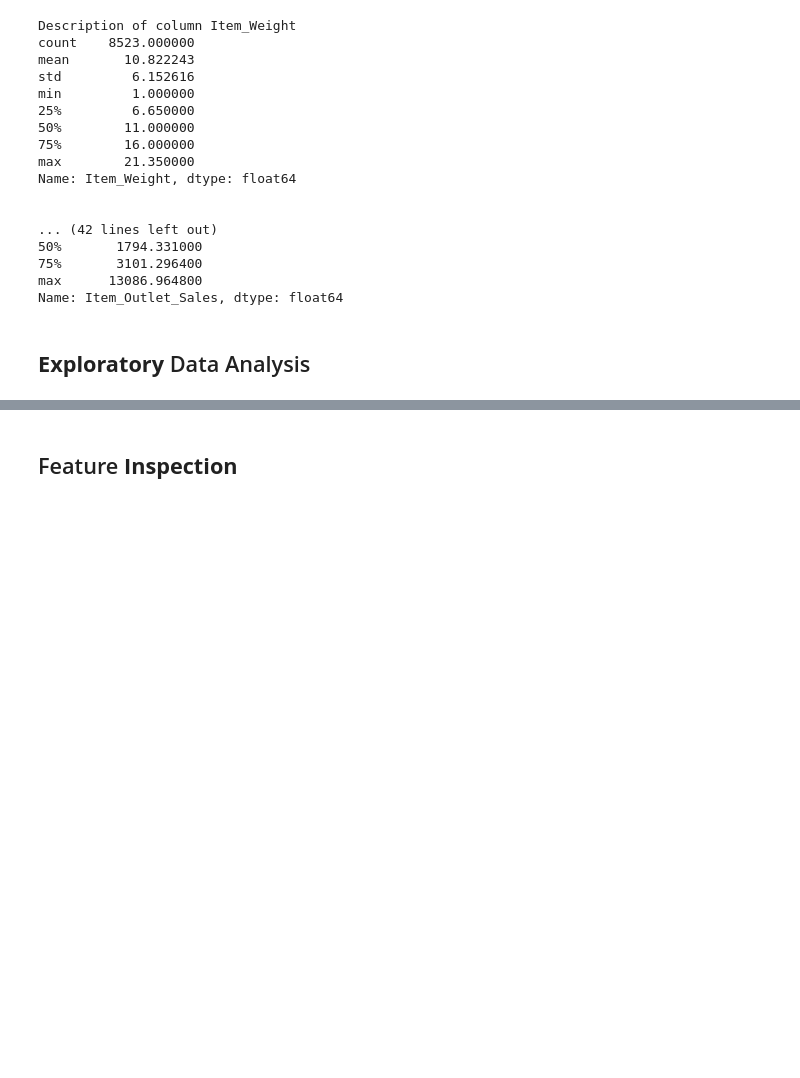
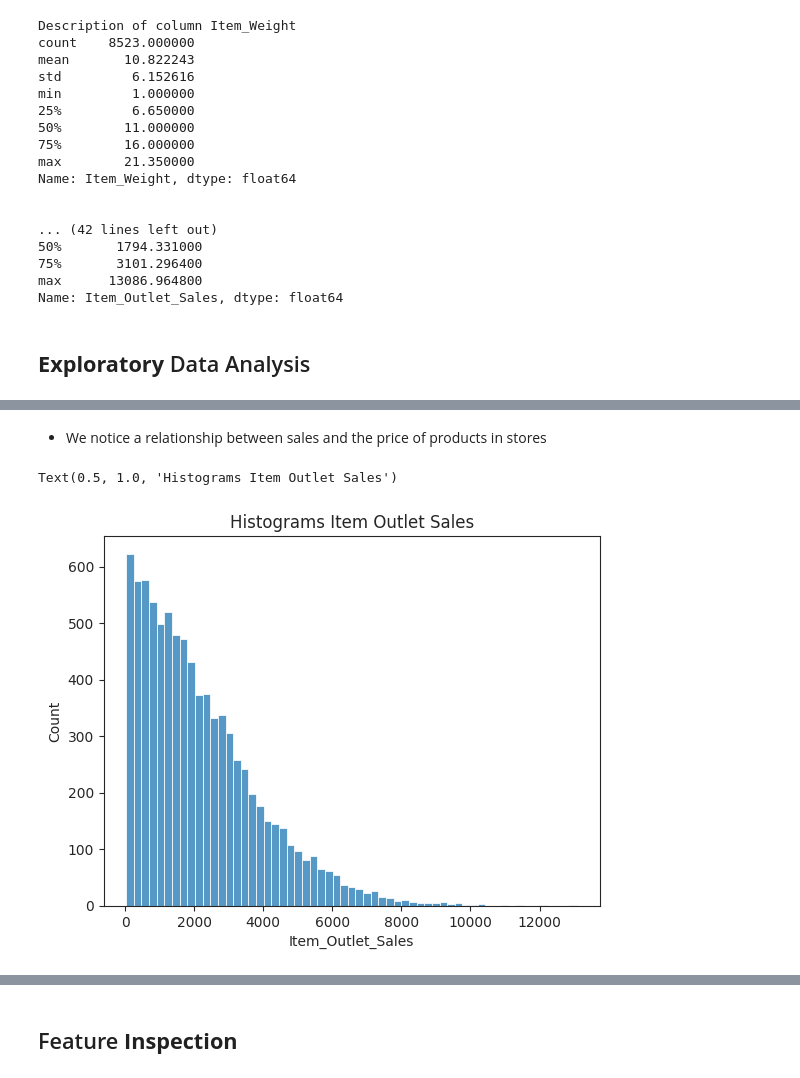
Before and after one commit to ashrafabuareesh/Prediction-_of-Product-Sales, a Jupyter notebook: Copy_of_Prediction_of_Product_Sales.ipynb, the cells around one changed output, grey strips where cells are left out. Drawn from its saved outputs; the diff is of its cells as text; code cells hidden in the pictures; blank space fills up the shorter version.

```diff
--- a/Copy_of_Prediction_of_Product_Sales.ipynb
+++ b/Copy_of_Prediction_of_Product_Sales.ipynb
@@ -377,0 +389,8 @@ df_predictions.to_csv(fpath_out,index=True)
+# %% [markdown]
+* We notice a relationship between sales and the price of products in stores
+# %%
+ax=sns.histplot(data=df_predictions,x="Item_Outlet_Sales")
+ax.set_title("Histograms Item Outlet Sales")
+# %% [output]
+Text(0.5, 1.0, 'Histograms Item Outlet Sales')
+[figure, added]
```
Also changed, not shown: parts of 22 cells of this notebook.
